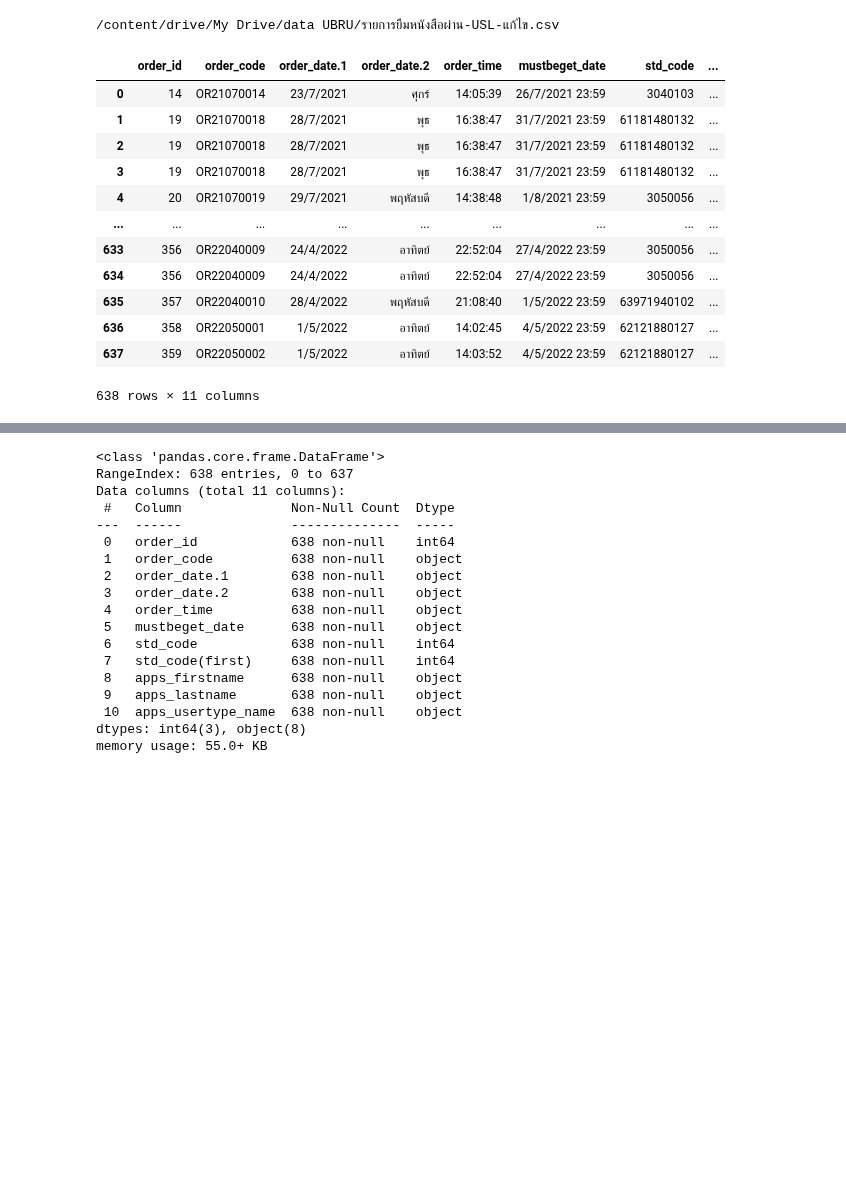
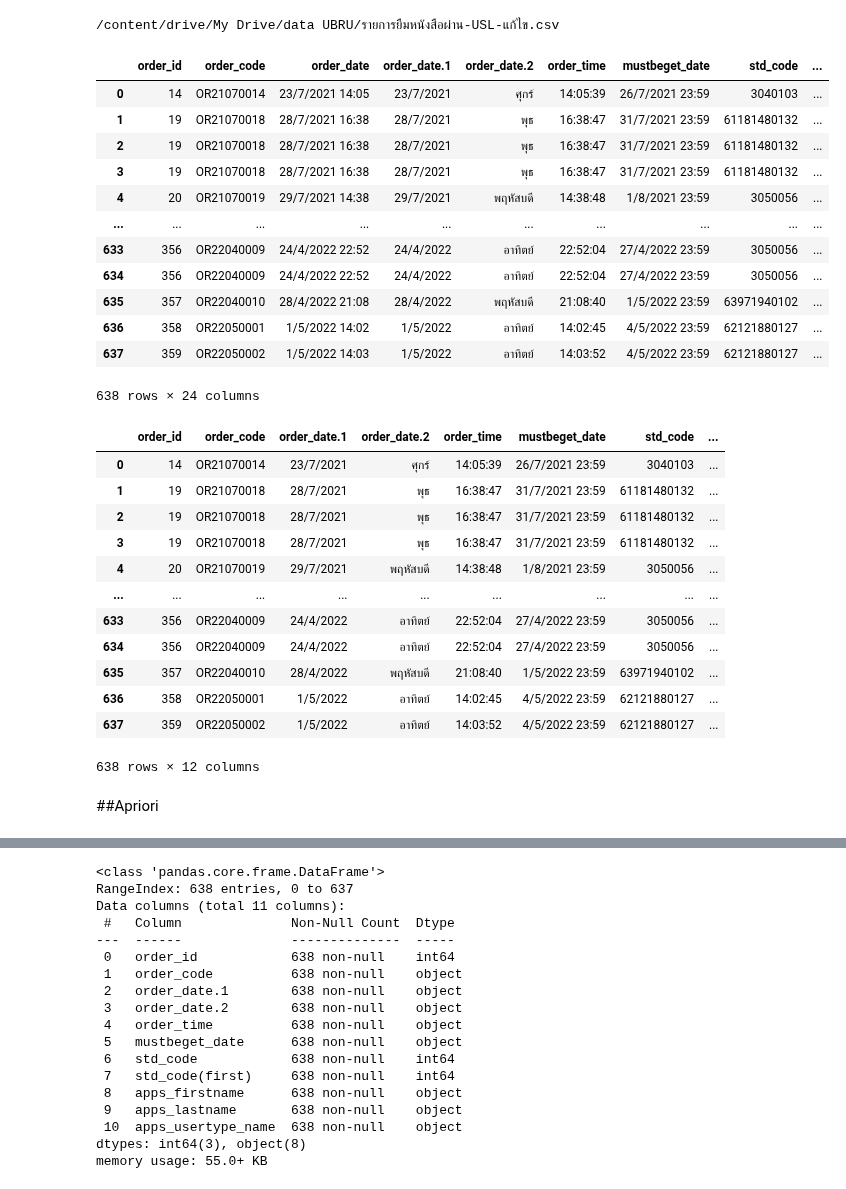
Before and after one commit to nichakornchaisuwan/DWDM21, a Jupyter notebook: Manage_data_ipynb.ipynb, the cells around one changed output, grey strips where cells are left out. Drawn from its saved outputs; the diff is of its cells as text; code cells hidden in the pictures; blank space fills up the shorter version.

```diff
--- a/Manage_data_ipynb.ipynb
+++ b/Manage_data_ipynb.ipynb
@@ -16,9 +16,26 @@ data_1 = os.path.join(path,'รายการยืมหนังสือผ
 print(data_1)
 # %% [output]
 /content/drive/My Drive/data UBRU/รายการยืมหนังสือผ่าน-USL-แก้ไข.csv
+# %%
+data_USLall = pd.read_csv(data_1)
+data_USLall
+# %% [output]
+|  | order_id | order_code | order_date | order_date.1 | order_date.2 | order_time | mustbeget_date | std_code | ... |
+| 0 | 14 | OR21070014 | 23/7/2021 14:05 | 23/7/2021 | ศุกร์ | 14:05:39 | 26/7/2021 23:59 | 3040103 | ... |
+| 1 | 19 | OR21070018 | 28/7/2021 16:38 | 28/7/2021 | พุธ | 16:38:47 | 31/7/2021 23:59 | 61181480132 | ... |
+| 2 | 19 | OR21070018 | 28/7/2021 16:38 | 28/7/2021 | พุธ | 16:38:47 | 31/7/2021 23:59 | 61181480132 | ... |
+| 3 | 19 | OR21070018 | 28/7/2021 16:38 | 28/7/2021 | พุธ | 16:38:47 | 31/7/2021 23:59 | 61181480132 | ... |
+| 4 | 20 | OR21070019 | 29/7/2021 14:38 | 29/7/2021 | พฤหัสบดี | 14:38:48 | 1/8/2021 23:59 | 3050056 | ... |
+| ... | ... | ... | ... | ... | ... | ... | ... | ... | ... |
+| 633 | 356 | OR22040009 | 24/4/2022 22:52 | 24/4/2022 | อาทิตย์ | 22:52:04 | 27/4/2022 23:59 | 3050056 | ... |
+| 634 | 356 | OR22040009 | 24/4/2022 22:52 | 24/4/2022 | อาทิตย์ | 22:52:04 | 27/4/2022 23:59 | 3050056 | ... |
+| 635 | 357 | OR22040010 | 28/4/2022 21:08 | 28/4/2022 | พฤหัสบดี | 21:08:40 | 1/5/2022 23:59 | 63971940102 | ... |
+| 636 | 358 | OR22050001 | 1/5/2022 14:02 | 1/5/2022 | อาทิตย์ | 14:02:45 | 4/5/2022 23:59 | 62121880127 | ... |
+| 637 | 359 | OR22050002 | 1/5/2022 14:03 | 1/5/2022 | อาทิตย์ | 14:03:52 | 4/5/2022 23:59 | 62121880127 | ... |
+638 rows × 24 columns
 # %%
 data_USL = pd.read_csv(data_1)
-data_USL = data_USL[['order_id','order_code','order_date.1','order_date.2','order_time','mustbeget_date','std_code','std_code(first)','apps_firstname','apps_lastname','apps_usertype_name']]
+data_USL = data_USL[['order_id','order_code','order_date.1','order_date.2','order_time','mustbeget_date','std_code','std_code(first)','apps_firstname','apps_lastname','apps_usertype_name','book_title']]
 data_USL
 # %% [output]
 |  | order_id | order_code | order_date.1 | order_date.2 | order_time | mustbeget_date | std_code | ... |
@@ -33,4 +50,4 @@ data_USL
 | 635 | 357 | OR22040010 | 28/4/2022 | พฤหัสบดี | 21:08:40 | 1/5/2022 23:59 | 63971940102 | ... |
 | 636 | 358 | OR22050001 | 1/5/2022 | อาทิตย์ | 14:02:45 | 4/5/2022 23:59 | 62121880127 | ... |
 | 637 | 359 | OR22050002 | 1/5/2022 | อาทิตย์ | 14:03:52 | 4/5/2022 23:59 | 62121880127 | ... |
-638 rows × 11 columns
+638 rows × 12 columns
@@ -36,0 +56,2 @@ data_USL
+# %% [markdown]
+##Apriori
```
Also changed, not shown: parts of 9 cells of this notebook.
